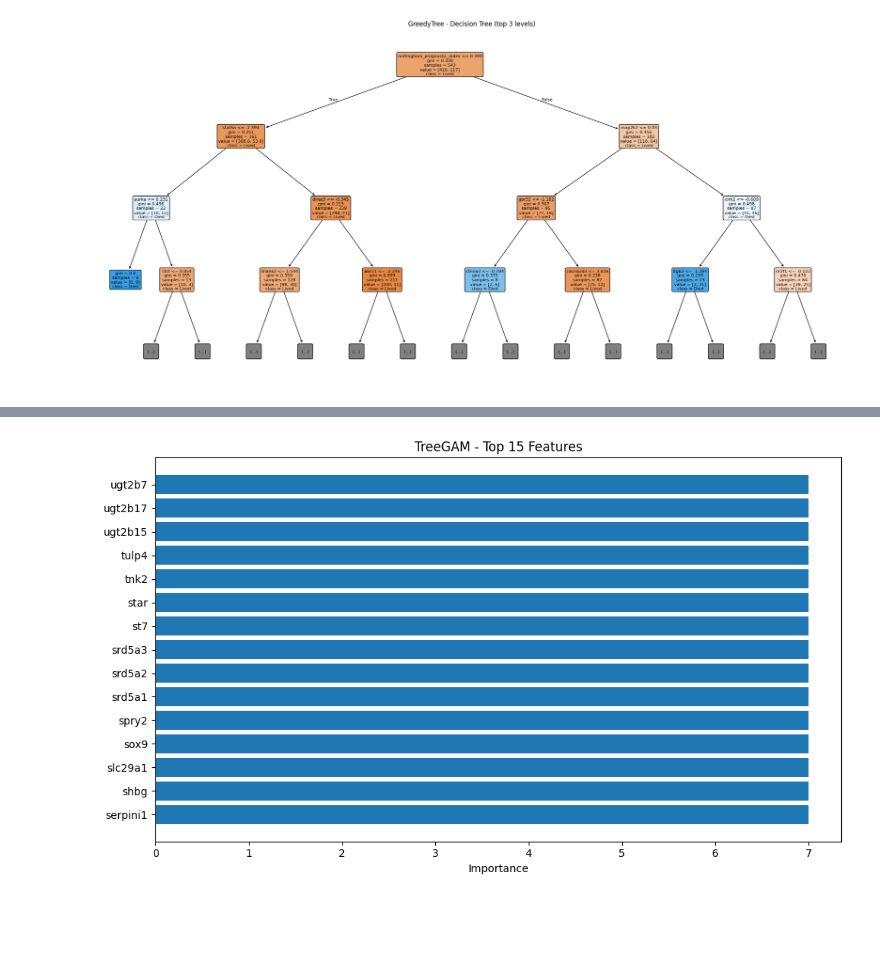
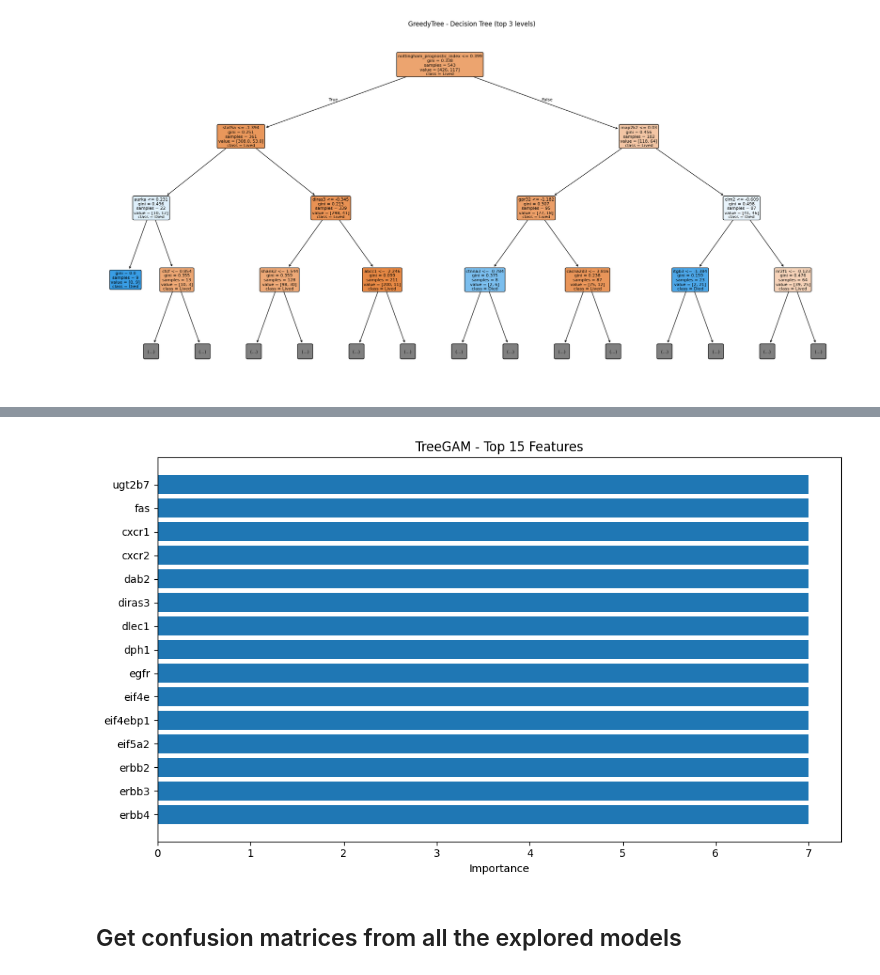
Before and after one commit to AlexandrosMiteloudis/DAMA_Hackathon, a Jupyter notebook: notebooks/METABRIC_interpretable_models_v3.ipynb, the cells around one changed output, grey strips where cells are left out. Cells and saved outputs as stored; diff of their text form; code cells hidden in the pictures; blank space fills up the shorter version.

```diff
--- a/notebooks/METABRIC_interpretable_models_v3.ipynb
+++ b/notebooks/METABRIC_interpretable_models_v3.ipynb
@@ -357,12 +376,11 @@ Rule 9: mdm2 > 1.05684 and nottingham_prognostic_index <= 0.39877 and tgfbr3 > 0
 # %%
 %%time
 # BoostedRules
-from imodels import BoostedRulesClassifier
 
 boosted = BoostedRulesClassifier(random_state=42)
-boosted.fit(X_train_scaled, y_train)
+boosted.fit(X_train_processed, y_train)
 
-test_proba = boosted.predict_proba(X_test_scaled)[:, 1]
+test_proba = boosted.predict_proba(X_test_processed)[:, 1]
 test_auc = roc_auc_score(y_test, test_proba)
 
 print(f"BoostedRules | Test AUC = {test_auc:.3f}")
@@ -373,7 +391,7 @@ Wall time: 289 ms
 # %%
 # BoostedRules Explainability: decision stumps with weights
 # Each stump is a single threshold on a single feature
-import numpy as np
+
 
 for i, (est, weight) in enumerate(zip(
     boosted.estimators_, boosted.estimator_weights_
@@ -382,7 +400,7 @@ for i, (est, weight) in enumerate(zip(
         tree = est.tree_
         feat_idx = tree.feature[0]
         threshold = tree.threshold[0]
-        feat_name = X_train_scaled.columns[feat_idx]
+        feat_name = X_train_processed.columns[feat_idx]
         print(f"Stump {i+1:2d}: IF {feat_name:<35s} <= {threshold:+.3f}  (weight={weight:.3f})")
     else:
         print(f"Stump {i+1:2d}: {est} (weight={weight:.3f})")
@@ -405,12 +423,11 @@ Stump 15: IF abcb11                              <= +0.892  (weight=0.283)
 # %%
 %%time
 # GreedyTree (CART)
-from imodels import GreedyTreeClassifier
 
 gtree = GreedyTreeClassifier(random_state=42)
-gtree.fit(X_train_scaled, y_train)
+gtree.fit(X_train_processed, y_train)
 
-test_proba = gtree.predict_proba(X_test_scaled)[:, 1]
+test_proba = gtree.predict_proba(X_test_processed)[:, 1]
 test_auc = roc_auc_score(y_test, test_proba)
 
 print(f"GreedyTree | Test AUC = {test_auc:.3f}")
@@ -441,12 +456,11 @@ plt.show()
 # %%
 %%time
 # TreeGAM
-from imodels import TreeGAMClassifier
 
 tgam = TreeGAMClassifier(random_state=42)
-tgam.fit(X_train_scaled, y_train)
+tgam.fit(X_train_processed, y_train)
 
-test_proba = tgam.predict_proba(X_test_scaled)[:, 1]
+test_proba = tgam.predict_proba(X_test_processed)[:, 1]
 test_auc = roc_auc_score(y_test, test_proba)
 
 print(f"TreeGAM | Test AUC = {test_auc:.3f}")
@@ -457,30 +471,30 @@ Wall time: 10.3 s
 # %%
 # TreeGAM Explainability: feature importances
-import matplotlib.pyplot as plt
-import numpy as np
 
 # Get importances from the internal estimators
-importances = np.zeros(X_train_scaled.shape[1])
+importances = np.zeros(X_train_processed.shape[1])
 for est in tgam.estimators_:
     if hasattr(est, 'feature_importances_'):
         importances += est.feature_importances_
     elif hasattr(est, 'coef_'):
-        importances += np.abs(est.coef_).flatten()[:X_train_scaled.shape[1]]
+        importances += np.abs(est.coef_).flatten()[:X_train_processed.shape[1]]
 
 if importances.sum() > 0:
     top_idx = np.argsort(importances)[-15:]
-    top_names = [X_train_scaled.columns[i] for i in top_idx]
+    top_names = [X_train_processed.columns[i] for i in top_idx]
     top_vals = importances[top_idx]
 
     plt.figure(figsize=(10, 6))
     plt.barh(range(len(top_names)), top_vals)
     plt.yticks(range(len(top_names)), top_names)
     plt.xlabel('Importance')
     plt.title('TreeGAM - Top 15 Features')
     plt.tight_layout()
     plt.show()
 else:
     print('TreeGAM: feature importances not available in this version')
     print(f'Model attributes: {[a for a in dir(tgam) if not a.startswith("_")]}')
 # %% [output]
-[figure, old version]
+[figure, new version]
+# %% [markdown]
+## Get confusion matrices from all the explored models
```
Also changed, not shown: parts of 15 cells of this notebook.
